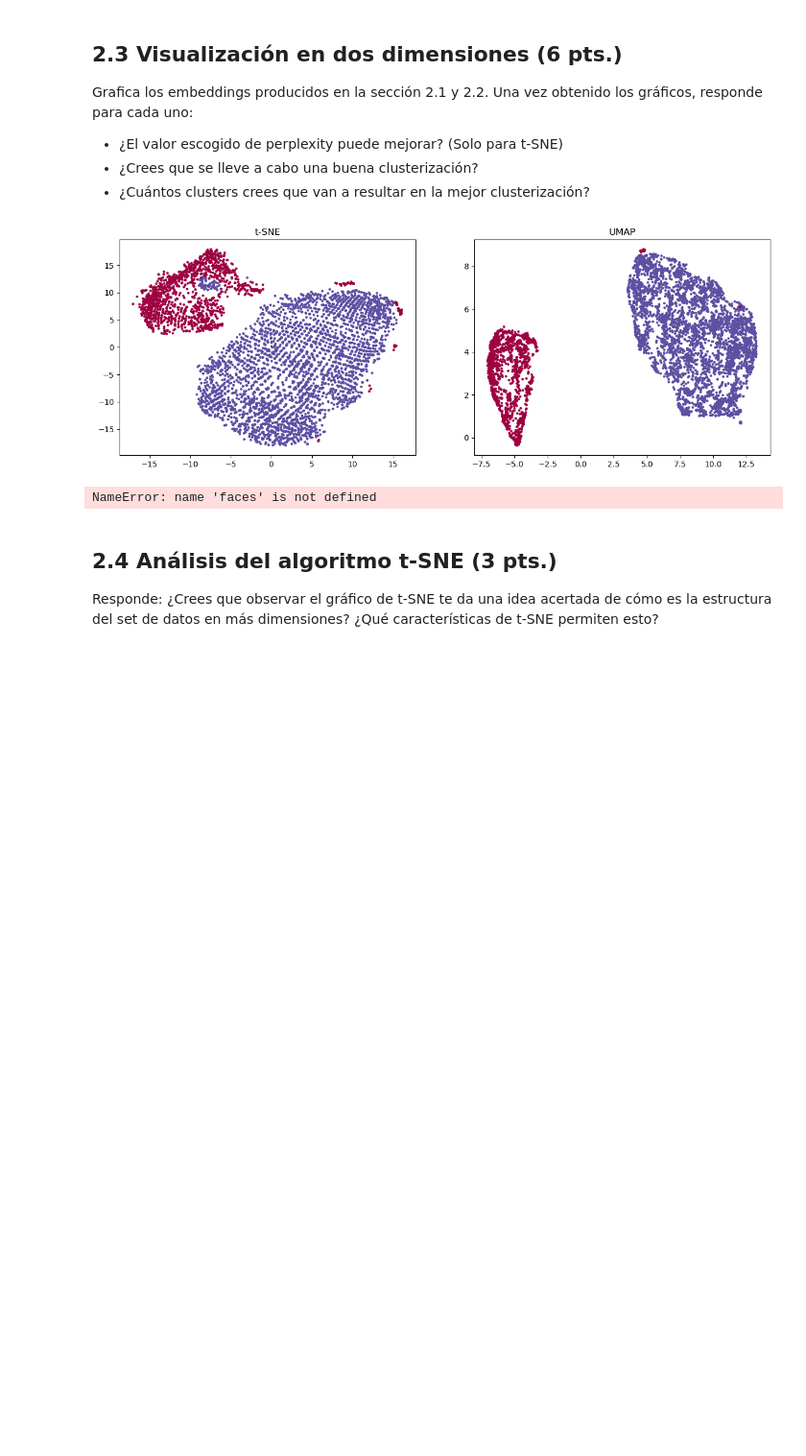
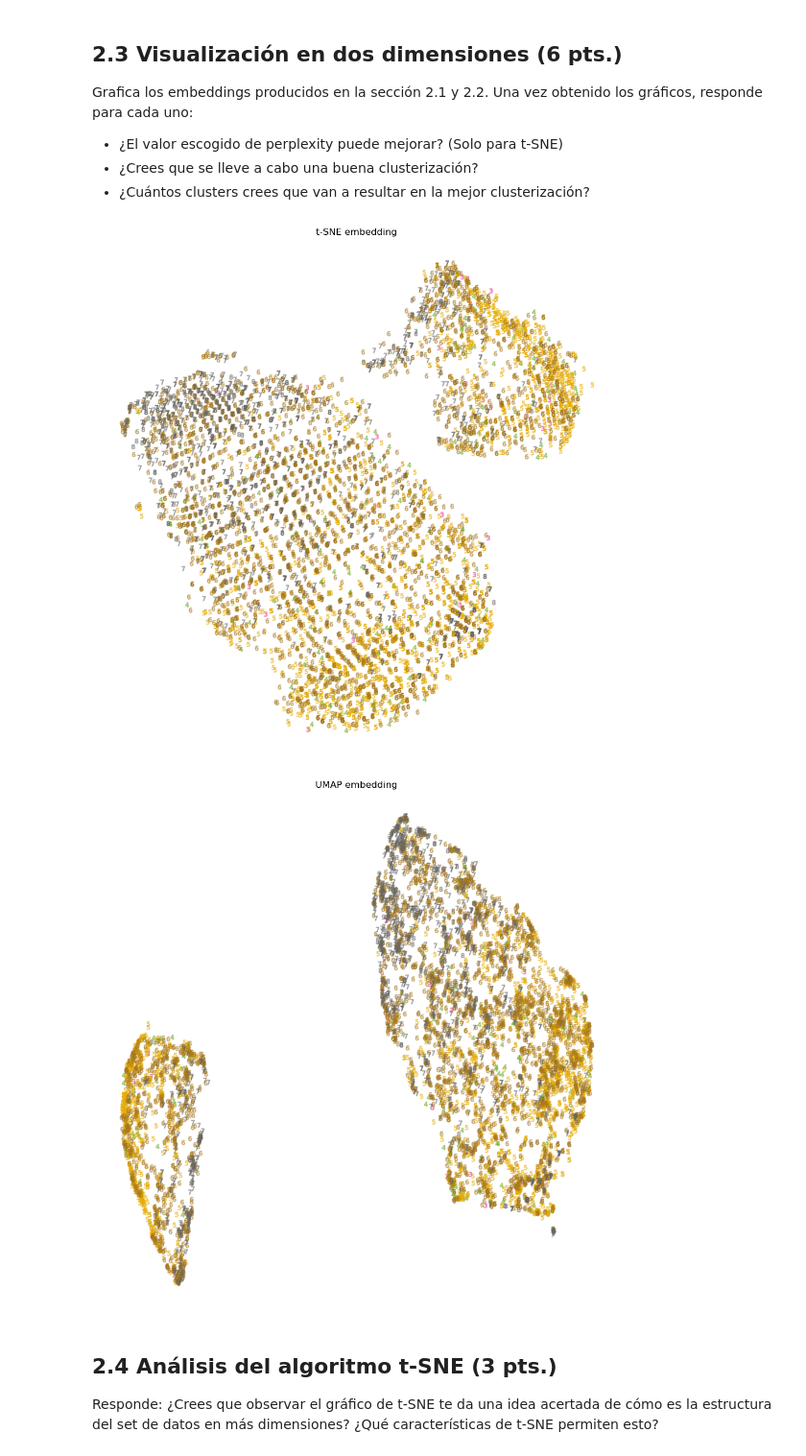
Before and after one commit to pedrozavalat/iic2433-tareas, a Jupyter notebook: t2/T2.ipynb, the cells around one changed output. Shown at 96% size. Saved outputs shown, nothing was run; the diff lists cells and outputs as text; code cells hidden in the pictures; blank space fills up the shorter version.

Commit message:
add embedding plots

```diff
--- a/t2/T2.ipynb
+++ b/t2/T2.ipynb
@@ -232,54 +232,44 @@ Grafica los embeddings producidos en la sección 2.1 y 2.2. Una vez obtenido los
 * ¿El valor escogido de perplexity puede mejorar? (Solo para t-SNE)
 * ¿Crees que se lleve a cabo una buena clusterización?
 * ¿Cuántos clusters crees que van a resultar en la mejor clusterización?
-# %%
-plt.figure(figsize=(15, 5))
-plt.subplot(1, 2, 1)
-plt.scatter(projection_tsne[:, 0], projection_tsne[:, 1], c=sample_cleaned['type'], cmap='Spectral', s=5)
-plt.title('t-SNE')
-plt.subplot(1, 2, 2)
-plt.scatter(projection_umap[:, 0], projection_umap[:, 1], c=sample_cleaned['type'], cmap='Spectral', s=5)
-plt.title('UMAP')
-plt.show()
-# %% [output]
-[figure, removed]
 # %%
-import matplotlib.pyplot as plt
-import numpy as np
-from matplotlib import offsetbox
-
-X_normalized['target_names'] = np.unique(X_normalized.target) # esto es nuevo
-
-def plot_face_embedding(X, title):
+def plot_embedding(X, y, title=None):
     _, ax = plt.subplots(figsize=(12, 12))
     X = preprocessing.MinMaxScaler().fit_transform(X)
 
-    for face in faces.target_names: # aquí los uso
+    for digit in np.unique(y):
         ax.scatter(
-            *X[y == face].T,
-            marker=f"${face}$", # en lugar de usar digit uso face (ID)
-            color=plt.cm.Dark2(face),
-            alpha=0.425, # The alpha blending value, between 0 (transparent) and 1 (opaque)
+            *X[y == digit].T,
+            marker=f"${digit}$",
+            color=plt.cm.Dark2(digit),
+            alpha=0.425,
         )
     shown_images = np.array([[1.0, 1.0]])  # just something big
     for i in range(X.shape[0]):
-        # plot every face on the embedding
-        # show an annotation box for a group of faces
+        # plot every digit on the embedding
+        # show an annotation box for a group of digits
         dist = np.sum((X[i] - shown_images) ** 2, 1)
-        if np.min(dist) < 9e-3:   # aquí hay que calibrar!!!
+        if np.min(dist) < 20e-3:
             # don't show points that are too close
             continue
         shown_images = np.concatenate([shown_images, [X[i]]], axis=0)
-        imagebox = offsetbox.AnnotationBbox(
-            offsetbox.OffsetImage(faces.images[i], cmap=plt.cm.gray_r), X[i]
-        ) # Container referring to a specific position xy defined by X[i]
-        imagebox.set()
-        ax.add_artist(imagebox)
+        # imagebox = offsetbox.AnnotationBbox(
+        #     # Do offsetbox of the digit value (y[i]) at position X[i] on the embedding space
+        #     offsetbox.OffsetImage(X_normalized, zoom=0.5),
+        #     X[i],
+        # )
+        # imagebox.set()
+        # ax.add_artist(imagebox)
+
 
     ax.set_title(title)
     ax.axis("off")
-# %% [output]
-NameError: name 'faces' is not defined
+# %%
+plot_embedding(projection_tsne, y, "t-SNE embedding")
+plot_embedding(projection_umap, y, "UMAP embedding")
+# %% [output]
+[figure, added]
+[figure, added]
 # %% [markdown]
 ## 2.4 Análisis del algoritmo t-SNE (3 pts.)
 
```
